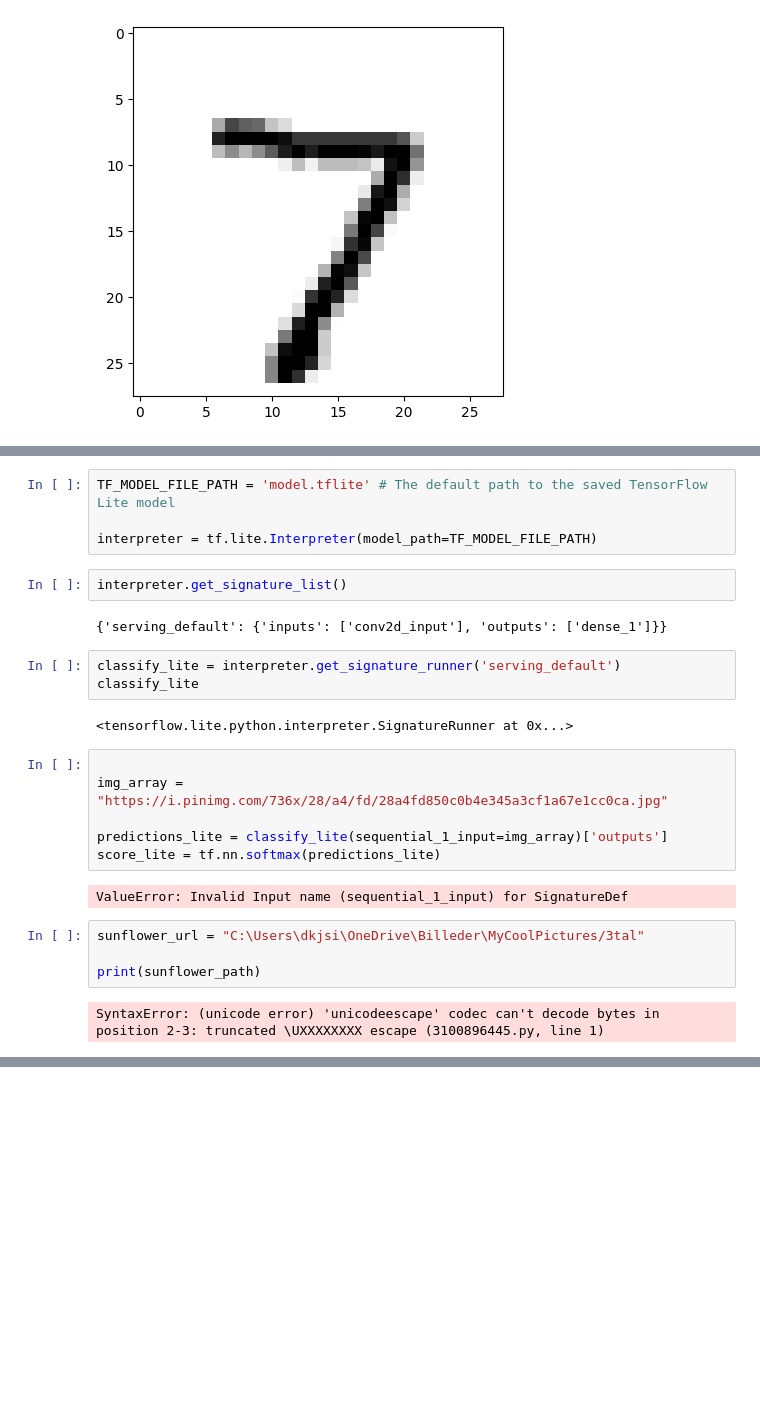
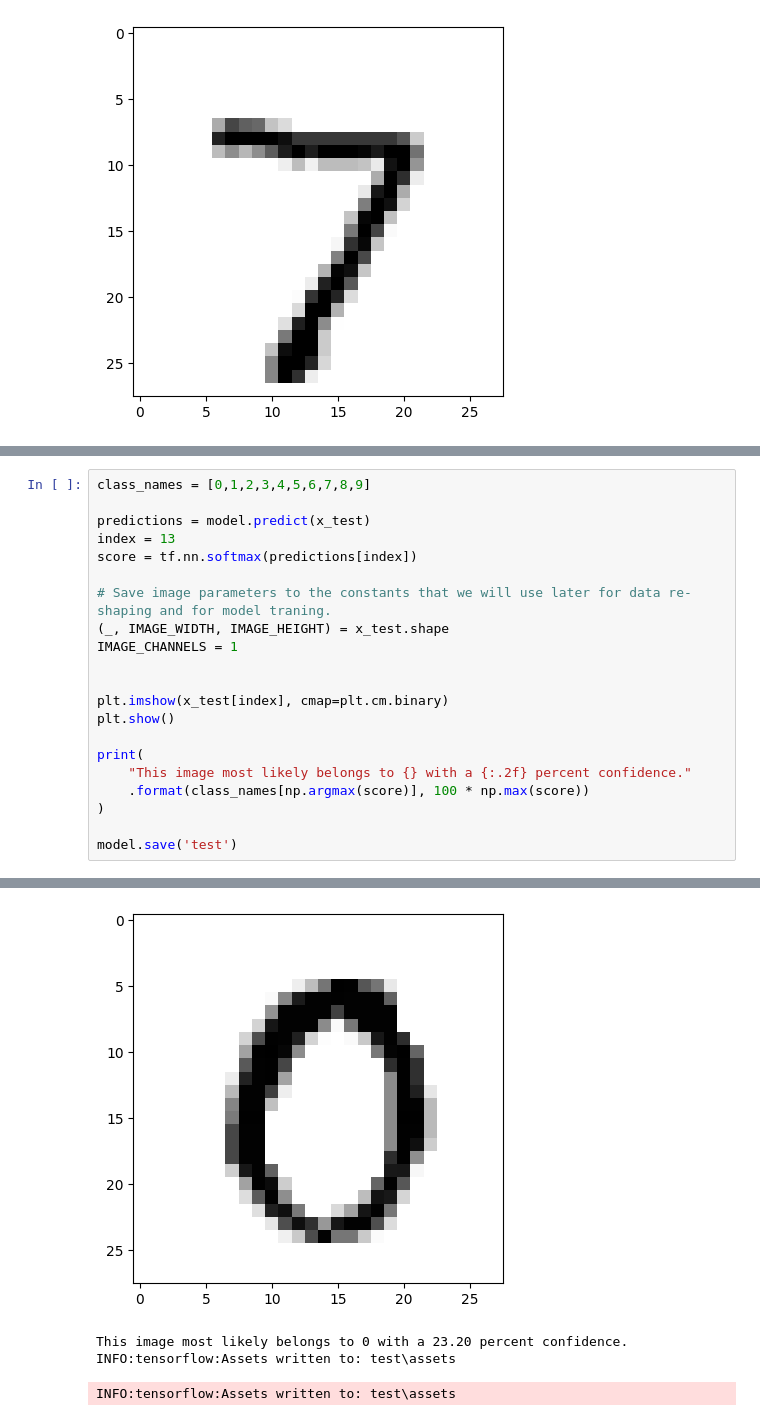
Before and after one commit to MAGS-GHC/ml-projekt-ml24q1-gruppe-3, a Jupyter notebook: project.ipynb, the cells around one changed output, grey strips where cells are left out. Saved outputs shown, nothing was run; the diff lists cells and outputs as text; blank space fills up the shorter version.

Commit message:
model tests

```diff
--- a/project.ipynb
+++ b/project.ipynb
@@ -287,27 +276,22 @@ INFO:tensorflow:Assets written to: C:\Users\dkjsi\AppData\Local\Temp\tmps4eol5b7
-# %%
-TF_MODEL_FILE_PATH = 'model.tflite' # The default path to the saved TensorFlow Lite model
-
-interpreter = tf.lite.Interpreter(model_path=TF_MODEL_FILE_PATH)
-# %%
-interpreter.get_signature_list()
-# %% [output]
-{'serving_default': {'inputs': ['conv2d_input'], 'outputs': ['dense_1']}}
-# %%
-classify_lite = interpreter.get_signature_runner('serving_default')
-classify_lite
-# %% [output]
-<tensorflow.lite.python.interpreter.SignatureRunner at 0x...>
-# %%
-
-img_array = "https://i.pinimg.com/736x/28/a4/fd/28a4fd850c0b4e345a3cf1a67e1cc0ca.jpg"
-
-predictions_lite = classify_lite(sequential_1_input=img_array)['outputs']
-score_lite = tf.nn.softmax(predictions_lite)
-# %% [output]
-ValueError: Invalid Input name (sequential_1_input) for SignatureDef
-# %%
-sunflower_url = "C:\Users\dkjsi\OneDrive\Billeder\MyCoolPictures/3tal"
-
-print(sunflower_path)
-# %% [output]
-SyntaxError: (unicode error) 'unicodeescape' codec can't decode bytes in position 2-3: truncated \UXXXXXXXX escape (3100896445.py, line 1)
+# %%
+class_names = [0,1,2,3,4,5,6,7,8,9]
+
+predictions = model.predict(x_test)
+index = 13
+score = tf.nn.softmax(predictions[index])
+
+# Save image parameters to the constants that we will use later for data re-shaping and for model traning.
+(_, IMAGE_WIDTH, IMAGE_HEIGHT) = x_test.shape
+IMAGE_CHANNELS = 1
+
+
+plt.imshow(x_test[index], cmap=plt.cm.binary)
+plt.show()
+
+print(
+    "This image most likely belongs to {} with a {:.2f} percent confidence."
+    .format(class_names[np.argmax(score)], 100 * np.max(score))
+)
+
+model.save('test')
+# %% [output]
@@ -313,0 +299,4 @@ SyntaxError: (unicode error) 'unicodeescape' codec can't decode bytes in positio
+[figure, added]
+This image most likely belongs to 0 with a 23.20 percent confidence.
+INFO:tensorflow:Assets written to: test\assets
+INFO:tensorflow:Assets written to: test\assets
```
Also changed, not shown: parts of 12 cells of this notebook, 15 other files.
